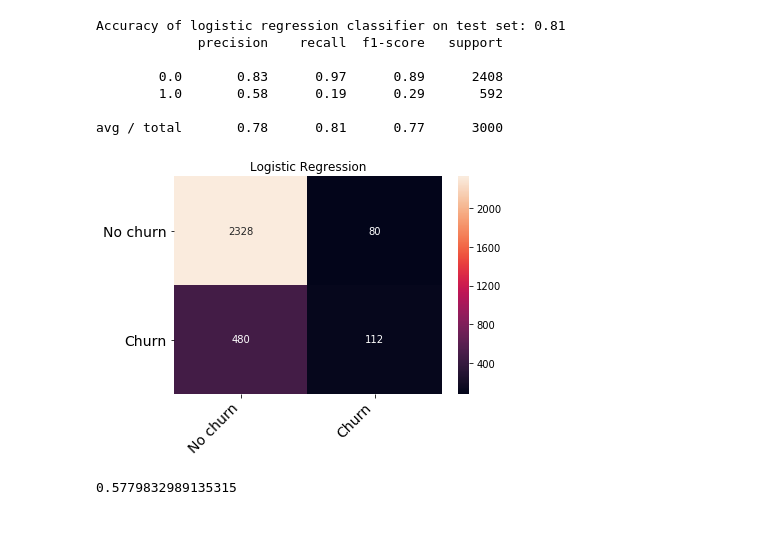
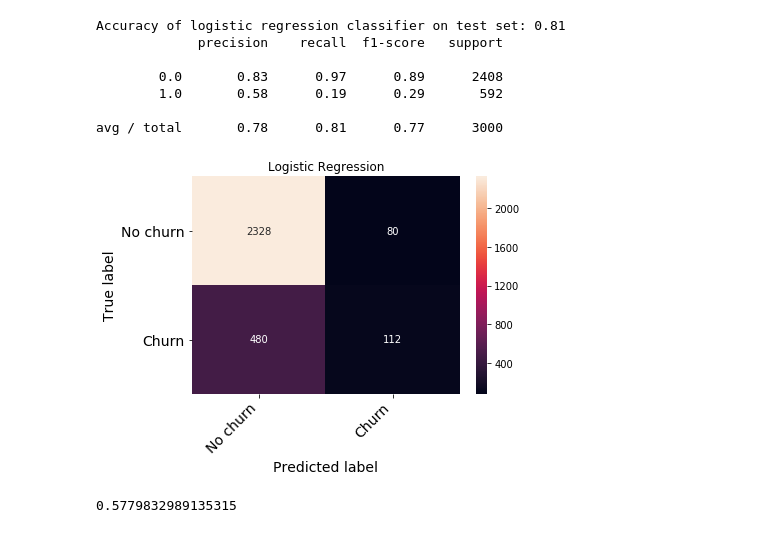
Before and after one commit to AndrewPlinston/Code_Examples, a Jupyter notebook: Simple binary classification example.ipynb, the cells around one changed output. Drawn from its saved outputs; the diff is of its cells as text; code cells hidden in the pictures.

Commit message:
Update labels

```diff
--- a/Simple binary classification example.ipynb
+++ b/Simple binary classification example.ipynb
@@ -155,14 +155,16 @@ avg / total       0.78      0.81      0.77      3000
 # %%
 Logistic_conf_matrix = metrics.confusion_matrix(test_y, test_y_pred_log)
 Log_confusion_matrix_df = pd.DataFrame(Logistic_conf_matrix, ('No churn', 'Churn'), ('No churn', 'Churn'))
 Log_heatmap = sns.heatmap(confusion_matrix_df , annot=True,  fmt='');
 Log_heatmap.yaxis.set_ticklabels(Log_heatmap.yaxis.get_ticklabels(), rotation=0, ha='right', fontsize = 14)
 Log_heatmap.xaxis.set_ticklabels(Log_heatmap.xaxis.get_ticklabels(), rotation=45, ha='right', fontsize = 14)
 
 title = 'Logistic Regression'
 plt.title(title);
+plt.ylabel('True label', fontsize = 14);
+plt.xlabel('Predicted label', fontsize = 14);
 # %% [output]
-[figure, old version]
+[figure, new version]
 # %%
 fpr, tpr, thresholds = metrics.roc_curve(test_y,test_y_pred_log,)
 metrics.auc(fpr,tpr)
```
Also changed, not shown: parts of 2 cells of this notebook.
